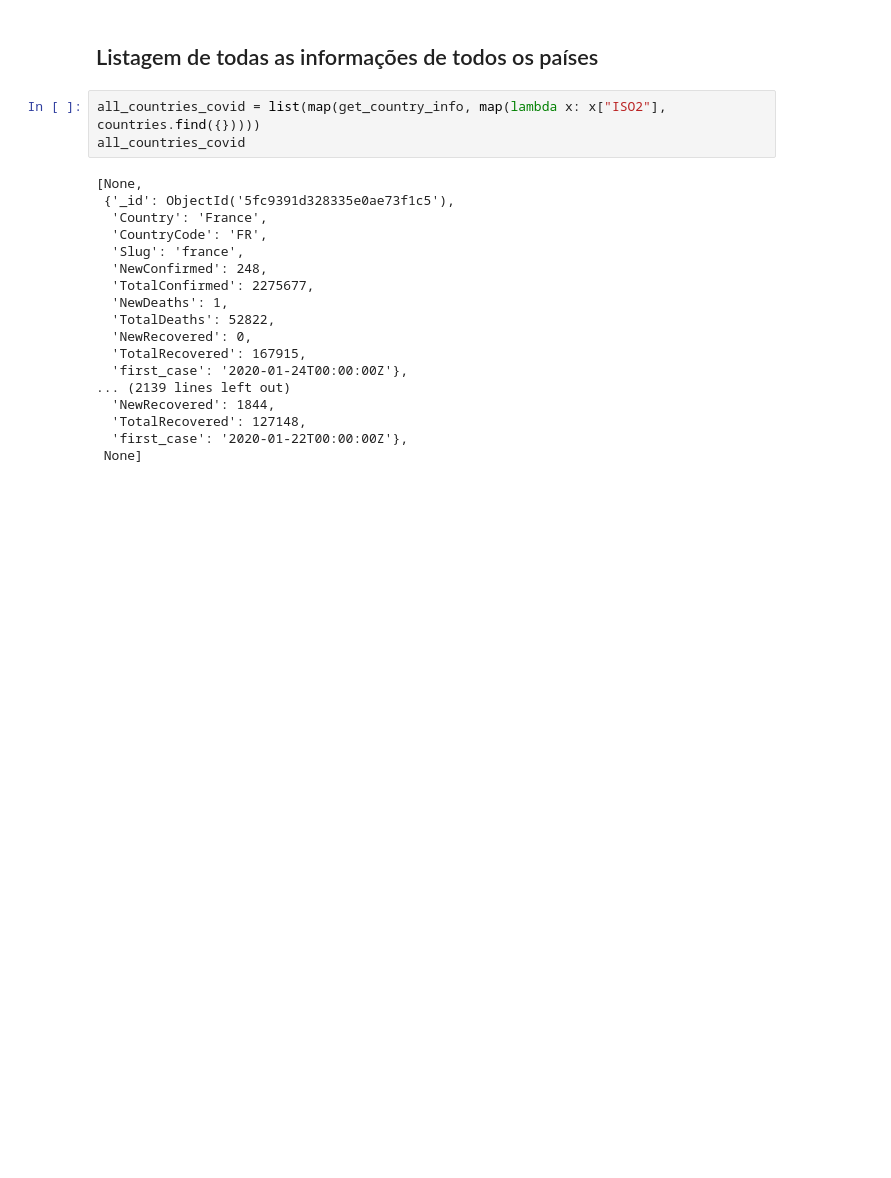
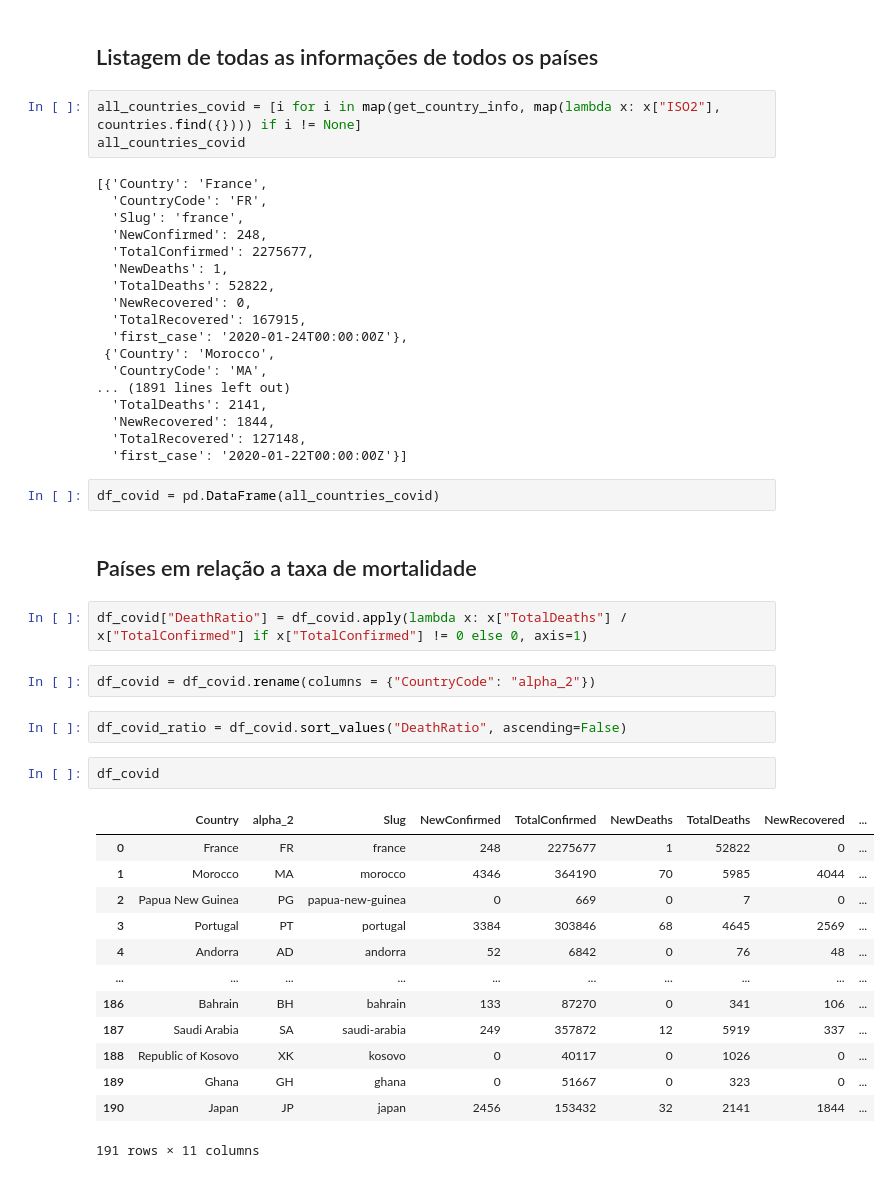
Before and after one commit to leolivrare/MC356-PoltronaDeDados, a Jupyter notebook: stage05/notebooks/WordBank_queries.ipynb, the cells around one changed output. Cells and saved outputs as stored; diff of their text form; blank space fills up the shorter version.

```diff
--- a/stage05/notebooks/WordBank_queries.ipynb
+++ b/stage05/notebooks/WordBank_queries.ipynb
@@ -283,12 +444,10 @@ def get_country_info(country_code: str) -> dict:
 # %% [markdown]
 ## Listagem de todas as informações de todos os países
 # %%
-all_countries_covid = list(map(get_country_info, map(lambda x: x["ISO2"], countries.find({}))))
+all_countries_covid = [i for i in map(get_country_info, map(lambda x: x["ISO2"], countries.find({}))) if i != None]
 all_countries_covid
 # %% [output]
-[None,
- {'_id': ObjectId('5fc9391d328335e0ae73f1c5'),
-  'Country': 'France',
+[{'Country': 'France',
   'CountryCode': 'FR',
   'Slug': 'france',
   'NewConfirmed': 248,
@@ -298,8 +457,36 @@ all_countries_covid
   'NewRecovered': 0,
   'TotalRecovered': 167915,
   'first_case': '2020-01-24T00:00:00Z'},
-... (2139 lines left out)
+ {'Country': 'Morocco',
+  'CountryCode': 'MA',
+... (1891 lines left out)
+  'TotalDeaths': 2141,
   'NewRecovered': 1844,
   'TotalRecovered': 127148,
-  'first_case': '2020-01-22T00:00:00Z'},
- None]
+  'first_case': '2020-01-22T00:00:00Z'}]
+# %%
+df_covid = pd.DataFrame(all_countries_covid)
+# %% [markdown]
+## Países em relação a taxa de mortalidade
+# %%
+df_covid["DeathRatio"] = df_covid.apply(lambda x: x["TotalDeaths"] / x["TotalConfirmed"] if x["TotalConfirmed"] != 0 else 0, axis=1)
+# %%
+df_covid = df_covid.rename(columns = {"CountryCode": "alpha_2"})
+# %%
+df_covid_ratio = df_covid.sort_values("DeathRatio", ascending=False)
+# %%
+df_covid
+# %% [output]
+|  | Country | alpha_2 | Slug | NewConfirmed | TotalConfirmed | NewDeaths | TotalDeaths | NewRecovered | ... |
+| 0 | France | FR | france | 248 | 2275677 | 1 | 52822 | 0 | ... |
+| 1 | Morocco | MA | morocco | 4346 | 364190 | 70 | 5985 | 4044 | ... |
+| 2 | Papua New Guinea | PG | papua-new-guinea | 0 | 669 | 0 | 7 | 0 | ... |
+| 3 | Portugal | PT | portugal | 3384 | 303846 | 68 | 4645 | 2569 | ... |
+| 4 | Andorra | AD | andorra | 52 | 6842 | 0 | 76 | 48 | ... |
+| ... | ... | ... | ... | ... | ... | ... | ... | ... | ... |
+| 186 | Bahrain | BH | bahrain | 133 | 87270 | 0 | 341 | 106 | ... |
+| 187 | Saudi Arabia | SA | saudi-arabia | 249 | 357872 | 12 | 5919 | 337 | ... |
+| 188 | Republic of Kosovo | XK | kosovo | 0 | 40117 | 0 | 1026 | 0 | ... |
+| 189 | Ghana | GH | ghana | 0 | 51667 | 0 | 323 | 0 | ... |
+| 190 | Japan | JP | japan | 2456 | 153432 | 32 | 2141 | 1844 | ... |
+191 rows × 11 columns
```
Also changed, not shown: parts of 29 cells of this notebook.
